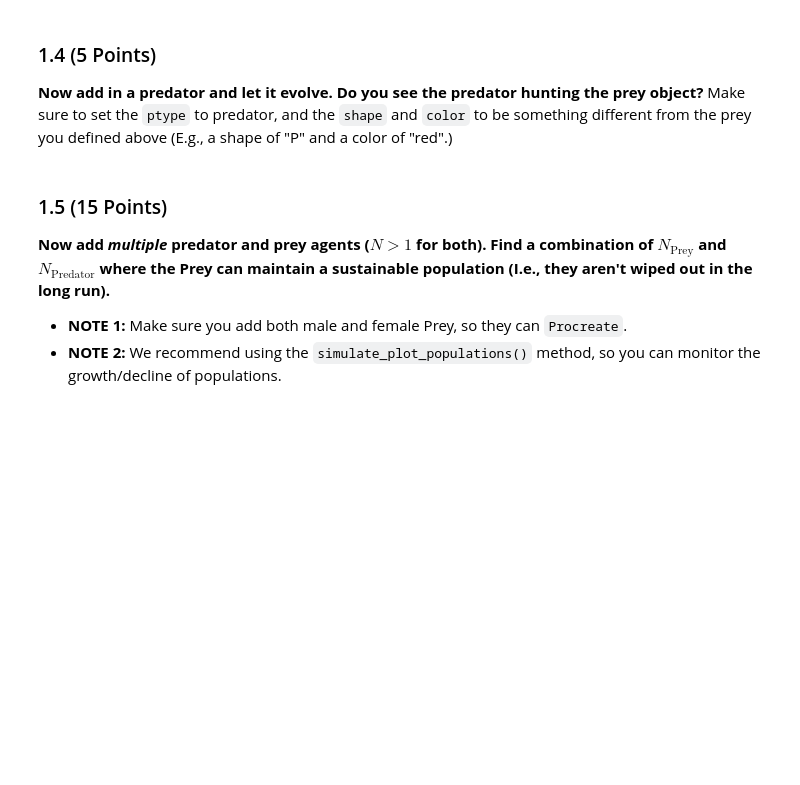
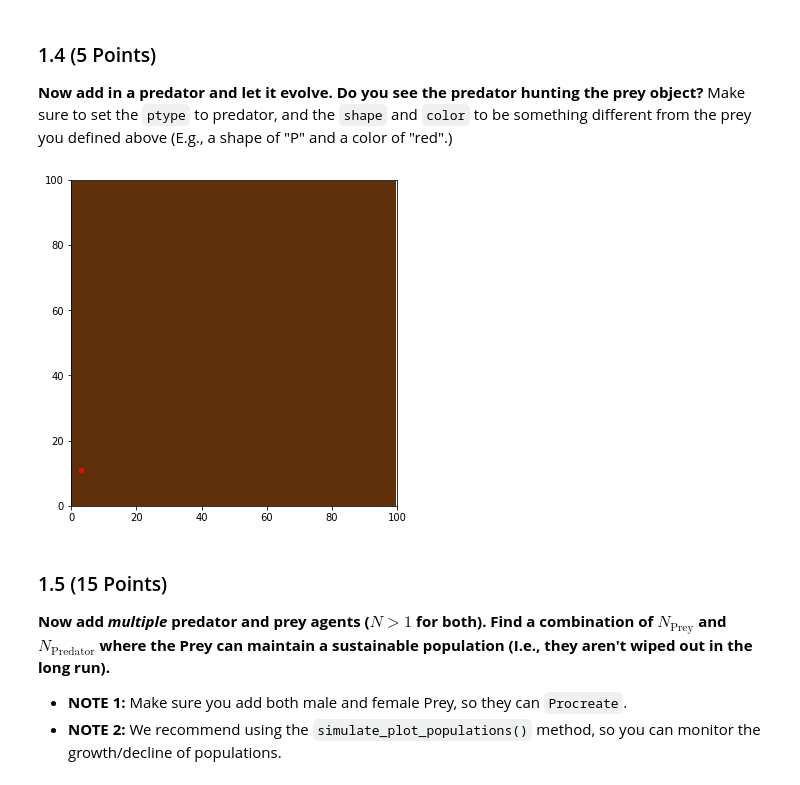
Before and after one commit to coope494/CMSE202-s23-turnin, a Jupyter notebook: HW3_ABMs_STUDENT.ipynb, the cells around one changed output. Saved outputs shown, nothing was run; the diff lists cells and outputs as text; code cells hidden in the pictures; blank space fills up the shorter version.

```diff
--- a/HW3_ABMs_STUDENT.ipynb
+++ b/HW3_ABMs_STUDENT.ipynb
@@ -87,3 +101,15 @@ Construct a new `Environment` object and a new `Animal_Agent` object. Specify th
+# %%
+env = Environment.Environment()
+mouse1 = Animal_Agent_Class.Animal_Agent(sex="F")
+mouse1.set_allele(np.random.randint(0, 2), np.random.randint(0, 2))
+env.add_agent(mouse1)
+predator1 = Animal_Agent_Class.Animal_Agent(ptype = 'Predator', shape = 'P', color = 'red')
+env.add_agent(predator1)
+# %%
+for i in range(100):
+    env.simulate(1)
+# %% [output]
+[figure, added]
 # %% [markdown]
 ### 1.5 (15 Points)
 
```
Also changed, not shown: parts of 24 cells of this notebook, 1 other file.
